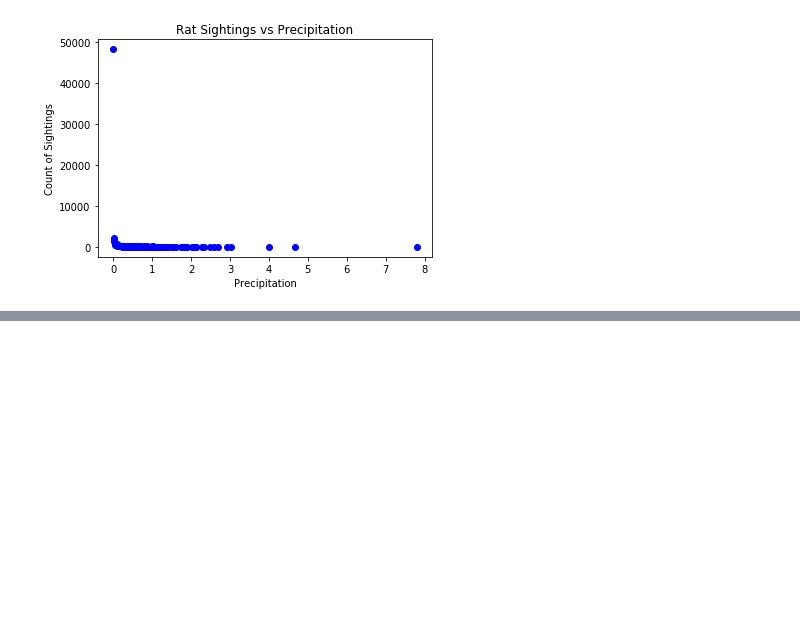
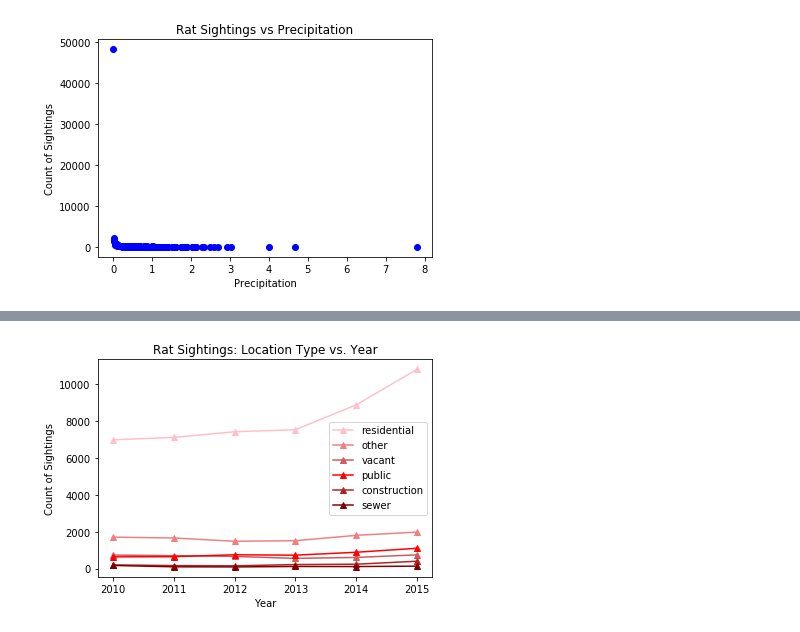
Before and after one commit to tiroger/nyc_rats, a Jupyter notebook: Weather Analysis.ipynb, the cells around one changed output, grey strips where cells are left out. Drawn from its saved outputs; the diff is of its cells as text; code cells hidden in the pictures; blank space fills up the shorter version.

```diff
--- a/Weather Analysis.ipynb
+++ b/Weather Analysis.ipynb
@@ -165,0 +218,20 @@ plt.savefig("rat_sightings_precipitation.png")
+# %%
+#rename location types
+weather_rat_new = weather_rat.replace({"+ Family Apt. Building": "Residential",
+                                       "1-2 Family Dwelling": "Residential",
+                                       "3+ Family Mixed Use Building": "Residential",
+                                       "3+ Family Apt. Building": "Residential",
+                                       "1-2 Family Mixed Use Building": "Residential",
+                                       "Single Room Occupancy (SRO)": "Residential",
+                                       "Day Care/Nursery": "Public Space",
+                                       "School/Pre-School": "Public Space",
+                                       "Parking Lot/Garage": "Public Space",
+                                       "Public Garden": "Public Space",
+                                       "Public Stairs": "Public Space",
+                                       "Hospital": "Public Space",
+                                       "Office Building": "Public Space",
+                                       "Commercial Building": "Public Space",
+                                       "Government Building": "Public Space",
+                                       "Summer Camp": "Public Space",
+                                       "Vacant Lot": "Vacant Lot/Building",
+                                       "Vacant Building": "Vacant Lot/Building"})
@@ -165,0 +248,5 @@ plt.savefig("rat_sightings_precipitation.png")
+# %%
+weather_rat_new.head()
+
+weather_rat_new_count = pd.DataFrame({"Count Sightings":weather_rat_new.groupby(["Location Type", "Year"])["Incident ID"].count()}).reset_index()
+weather_rat_new_count.head()
@@ -165,0 +260,8 @@ plt.savefig("rat_sightings_precipitation.png")
+# %%
+residential = weather_rat_new_count.loc[weather_rat_new_count["Location Type"] == "Residential"]
+other = weather_rat_new_count.loc[weather_rat_new_count["Location Type"] == "Other (Explain Below)"]
+vacant = weather_rat_new_count.loc[weather_rat_new_count["Location Type"] == "Vacant Lot/Building"]
+construction = weather_rat_new_count.loc[weather_rat_new_count["Location Type"] == "Construction Site"]
+sewer = weather_rat_new_count.loc[weather_rat_new_count["Location Type"] == "Catch Basin/Sewer"]
+public = weather_rat_new_count.loc[weather_rat_new_count["Location Type"] == "Public Space"]
+public
@@ -165,0 +276,14 @@ plt.savefig("rat_sightings_precipitation.png")
+# %%
+plt.plot(residential["Year"], residential["Count Sightings"], marker='^', color='pink', label="residential")
+plt.plot(other["Year"], other["Count Sightings"], marker='^', color='lightcoral', label="other")
+plt.plot(vacant["Year"], vacant["Count Sightings"], marker='^', color='indianred', label="vacant")
+plt.plot(public["Year"], public["Count Sightings"], marker='^', color='red', label="public")
+plt.plot(construction["Year"], construction["Count Sightings"], marker='^', color='firebrick', label="construction")
+plt.plot(sewer["Year"], sewer["Count Sightings"], marker='^', color='maroon', label="sewer")
+plt.legend(loc="right")
+plt.title("Rat Sightings: Location Type vs. Year")
+plt.xlabel("Year")
+plt.ylabel("Count of Sightings")
+plt.savefig("rat_sightings_location.png")
+# %% [output]
+[figure, added]
```
Also changed, not shown: parts of 28 cells of this notebook, 3 other files.
